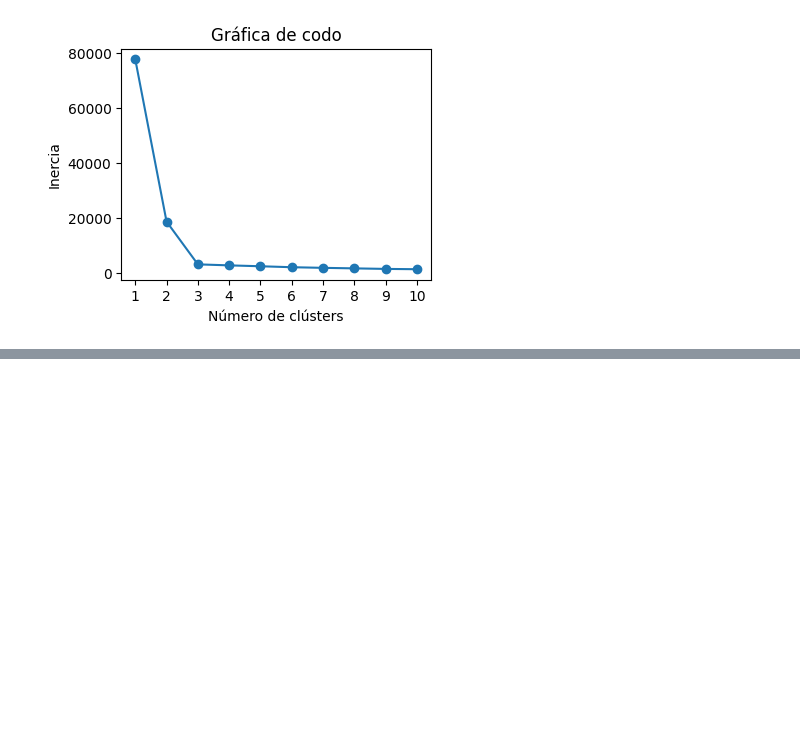
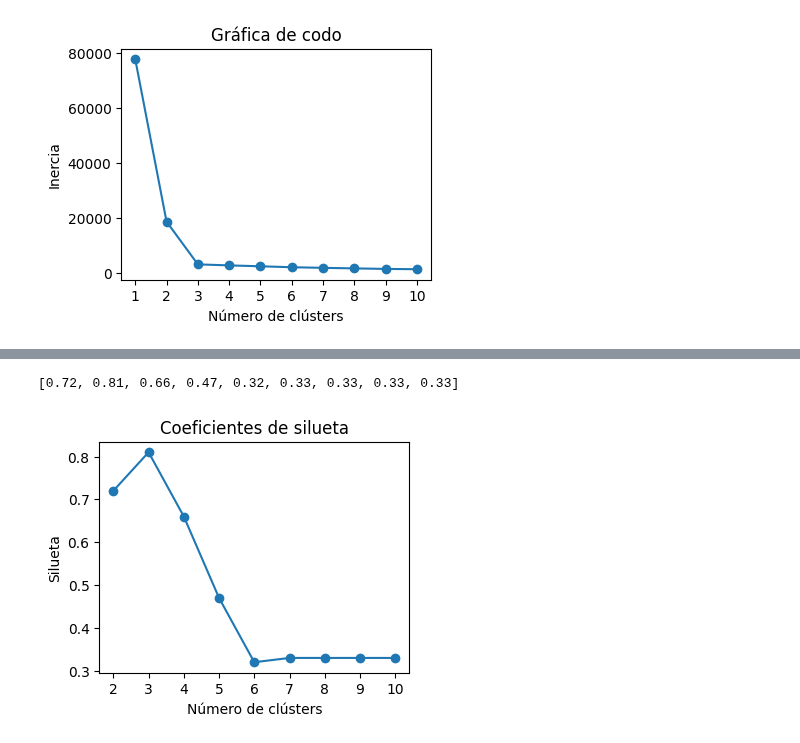
Before and after one commit to JhonZafra/Statistic_Concepts, a Jupyter notebook: SemanaXII/K-MeansClustering.ipynb, the cells around one changed output, grey strips where cells are left out. Drawn from its saved outputs; the diff is of its cells as text; code cells hidden in the pictures; blank space fills up the shorter version.

```diff
--- a/SemanaXII/K-MeansClustering.ipynb
+++ b/SemanaXII/K-MeansClustering.ipynb
@@ -302,0 +302,23 @@ inercias
+# %%
+# El coeficiente de silueta requiere mínimo dos clústers
+silhouette_coeficientes = []
+
+for n in range(2, 11):
+    kmeans = KMeans(n_clusters = n, n_init = 10)
+    kmeans.fit(X)
+    coeficiente = silhouette_score(X, kmeans.labels_)
+    silhouette_coeficientes.append(round(coeficiente,2))
+
+print(silhouette_coeficientes)
+# %% [output]
+[0.72, 0.81, 0.66, 0.47, 0.32, 0.33, 0.33, 0.33, 0.33]
+# %%
+plt.figure( figsize= (4,3))
+plt.title('Coeficientes de silueta')
+plt.plot(range(2, 11), silhouette_coeficientes, '-o')
+plt.xticks(range(2,11))
+plt.xlabel( 'Número de clústers' )
+plt.ylabel( 'Silueta' )
+plt.show()
+# %% [output]
+[figure, added]
```
Also changed, not shown: parts of 9 cells of this notebook, 2 other files.
